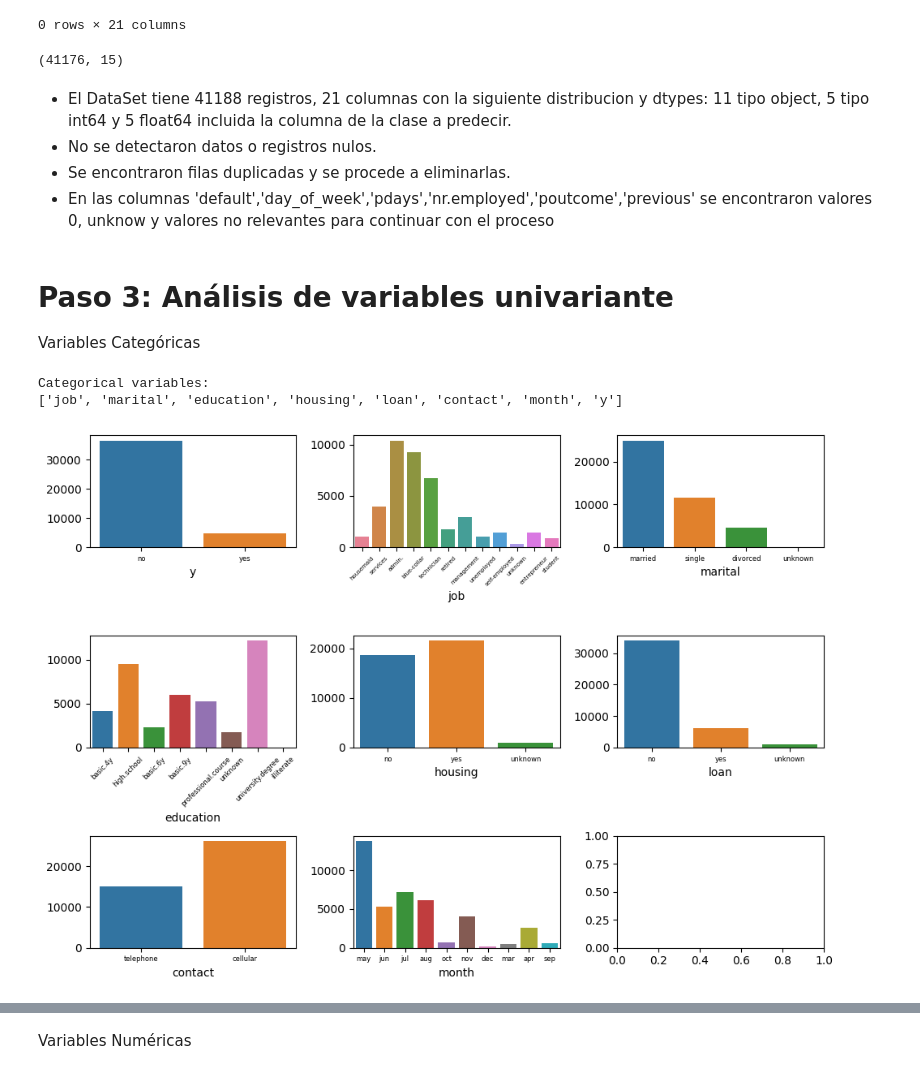
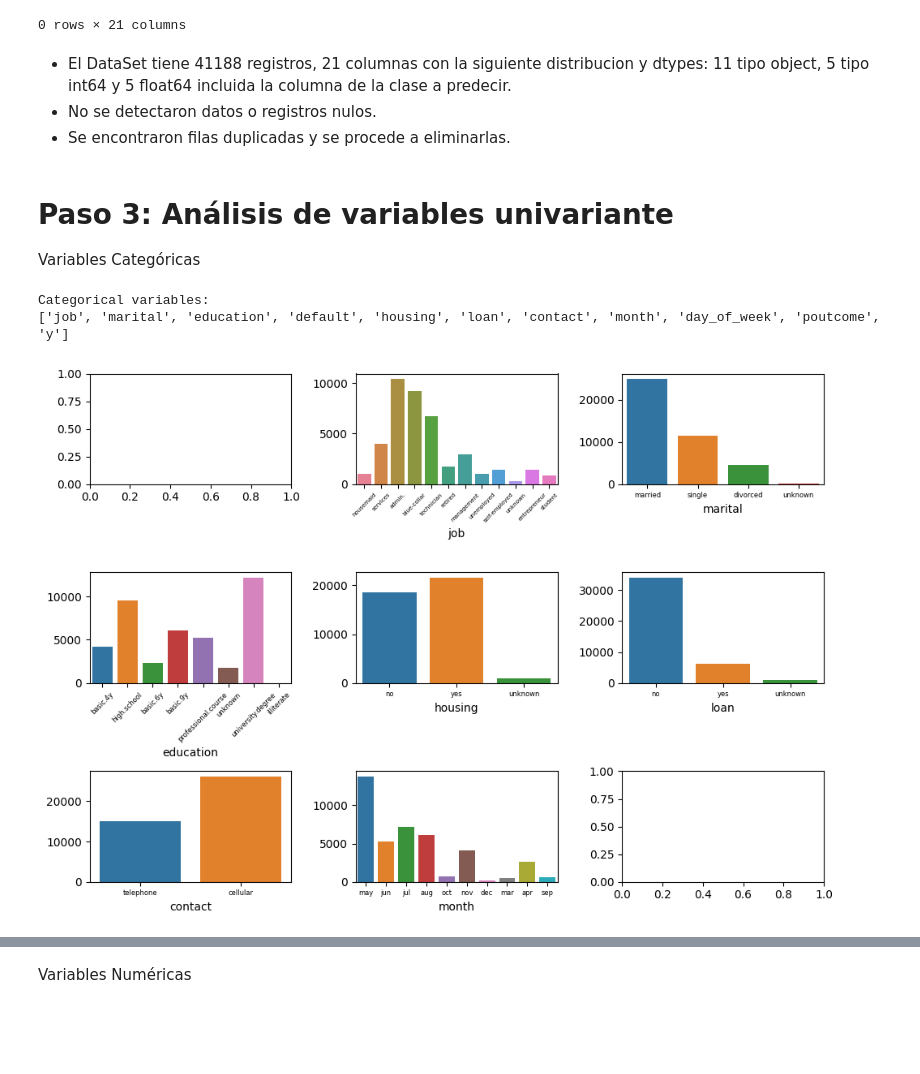
Before and after one commit to Jairo-Almanza/Ejercicio-de-Regresion-Logistica, a Jupyter notebook: src/explore.ipynb, the cells around one changed output, grey strips where cells are left out. Saved outputs shown, nothing was run; the diff lists cells and outputs as text; code cells hidden in the pictures; blank space fills up the shorter version.

```diff
--- a/src/explore.ipynb
+++ b/src/explore.ipynb
@@ -157,18 +157,10 @@ duplicados
 # %% [output]
 |  | age | job | marital | education | default | housing | loan | contact | month | day_of_week | ... |
 0 rows × 21 columns
-# %%
-# Eliminar columnas
-columns_drop=['default','day_of_week','pdays','nr.employed','poutcome','previous']
-df_bank.drop(columns_drop,axis=1, inplace=True)
-print(df_bank.shape)
-# %% [output]
-(41176, 15)
 # %% [markdown]
 * El DataSet tiene 41188 registros, 21 columnas con la siguiente distribucion y dtypes: 11 tipo object, 5 tipo int64 y 5 float64 incluida la columna de la clase a predecir.
 * No se detectaron datos o registros nulos.
 * Se encontraron filas duplicadas y se procede a eliminarlas.
-* En las columnas 'default','day_of_week','pdays','nr.employed','poutcome','previous' se encontraron valores 0, unknow y valores no relevantes para continuar con el proceso
 # %% [markdown]
 # Paso 3: Análisis de variables univariante
 
@@ -182,39 +174,36 @@ print("Categorical variables:")
 print(object_colums)
 # %% [output]
 Categorical variables:
-['job', 'marital', 'education', 'housing', 'loan', 'contact', 'month', 'y']
+['job', 'marital', 'education', 'default', 'housing', 'loan', 'contact', 'month', 'day_of_week', 'poutcome', 'y']
 # %%
 # Graficamos
 fig, axis = plt.subplots(3, 3, figsize = (10, 7))
-
-sns.countplot(ax = axis[0,0], data = df_bank, x = "y", hue='y').set(ylabel = None)
-axis[0,0].set_xticklabels(axis[0,0].get_xticklabels(), fontsize='6')
 
 sns.countplot(ax = axis[0,1], data = df_bank, x='job', hue='job').set(ylabel = None)
 axis[0,1].set_xticklabels(axis[0,1].get_xticklabels(), fontsize='5', rotation=45)
 
 
 sns.countplot(ax = axis[0,2], data = df_bank, x = "marital", hue='marital').set(ylabel = None)
 axis[0,2].set_xticklabels(axis[0,2].get_xticklabels(), fontsize='6')
 
 sns.countplot(ax = axis[1,0], data = df_bank, x = "education", hue='education').set(ylabel = None)
 axis[1,0].set_xticklabels(axis[1,0].get_xticklabels(), fontsize='6', rotation=45)
 
 sns.countplot(ax = axis[1,1], data = df_bank, x = "housing", hue='housing').set(ylabel = None)
 axis[1,1].set_xticklabels(axis[1,1].get_xticklabels(), fontsize='6')
 
 sns.countplot(ax = axis[1,2], data = df_bank, x = "loan", hue='loan').set(ylabel = None)
 axis[1,2].set_xticklabels(axis[1,2].get_xticklabels(), fontsize='6')
 
 sns.countplot(ax = axis[2,0], data = df_bank, x = "contact", hue='contact').set(ylabel = None)
 axis[2,0].set_xticklabels(axis[2,0].get_xticklabels(), fontsize='6')
 
 sns.countplot(ax = axis[2,1], data = df_bank, x = "month", hue='month').set(ylabel = None)
 axis[2,1].set_xticklabels(axis[2,1].get_xticklabels(), fontsize='6')
 
 
 plt.tight_layout()
 
 plt.show()
 # %% [output]
-[figure, old version]
+[figure, new version]
```
Also changed, not shown: parts of 14 cells of this notebook.
